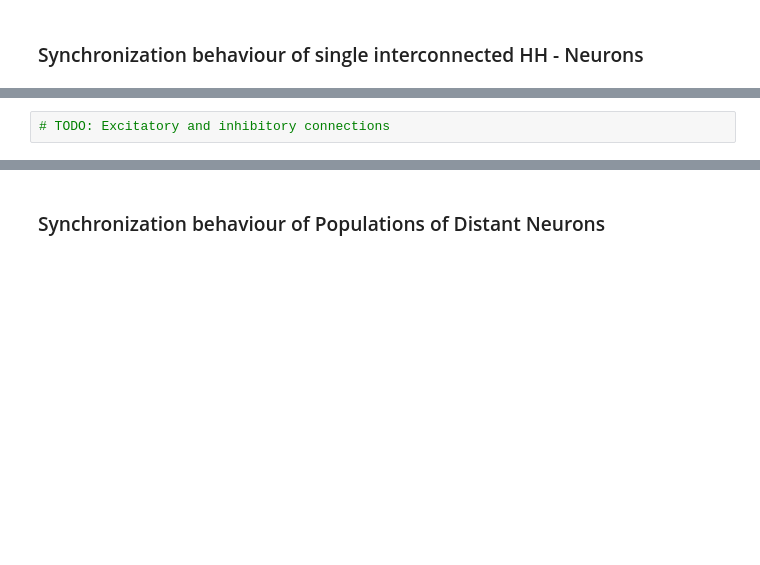
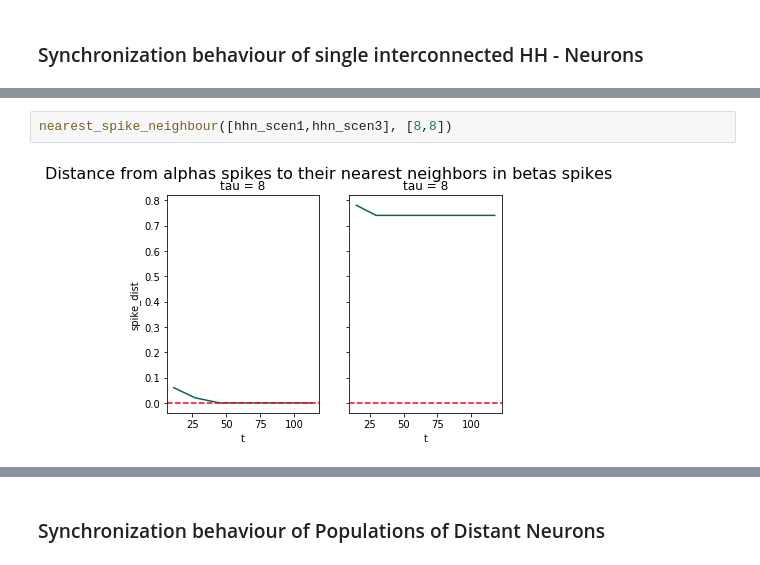
Before and after one commit to ndettmer/neuronal_synchrony_replication, a Jupyter notebook: Results.ipynb, the cells around one changed output, grey strips where cells are left out. Saved outputs shown, nothing was run; the diff lists cells and outputs as text; blank space fills up the shorter version.

```diff
--- a/Results.ipynb
+++ b/Results.ipynb
@@ -336,2 +345,4 @@ Robust zero lag synchrony among the outer neurons was also observed when the syn
-# %%
-# TODO: Excitatory and inhibitory connections
+# %%
+nearest_spike_neighbour([hhn_scen1,hhn_scen3], [8,8])
+# %% [output]
+[figure, added]
```
Also changed, not shown: parts of 27 cells of this notebook.
